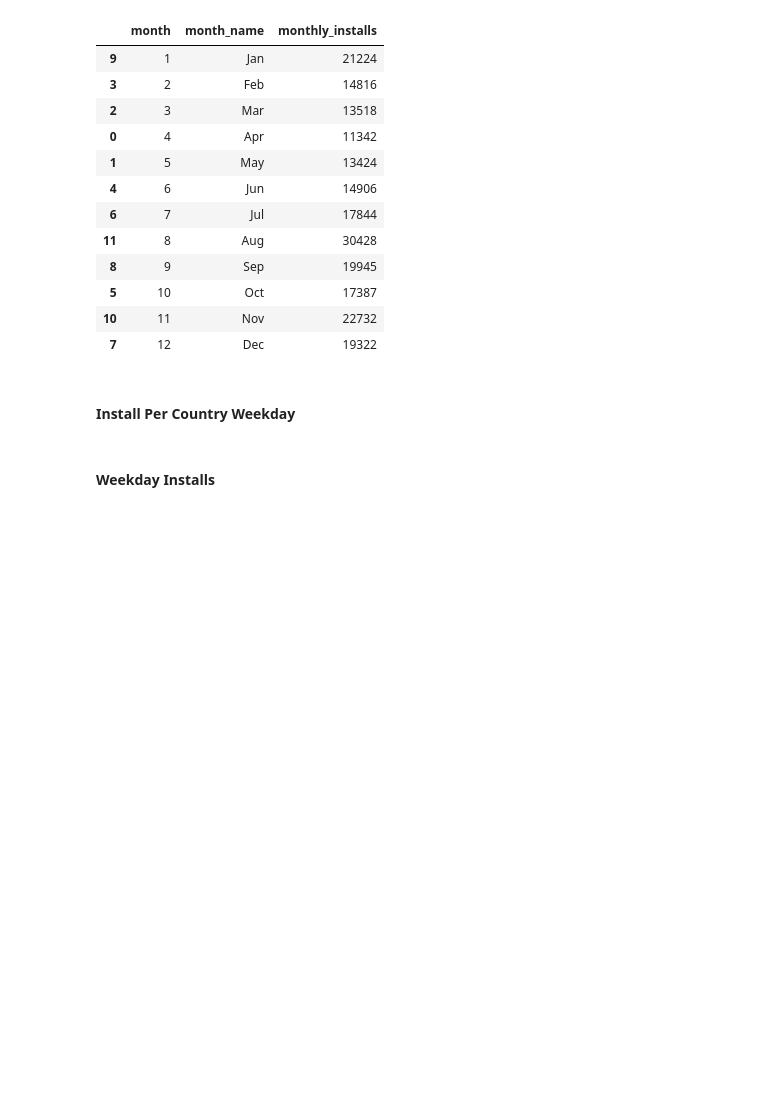
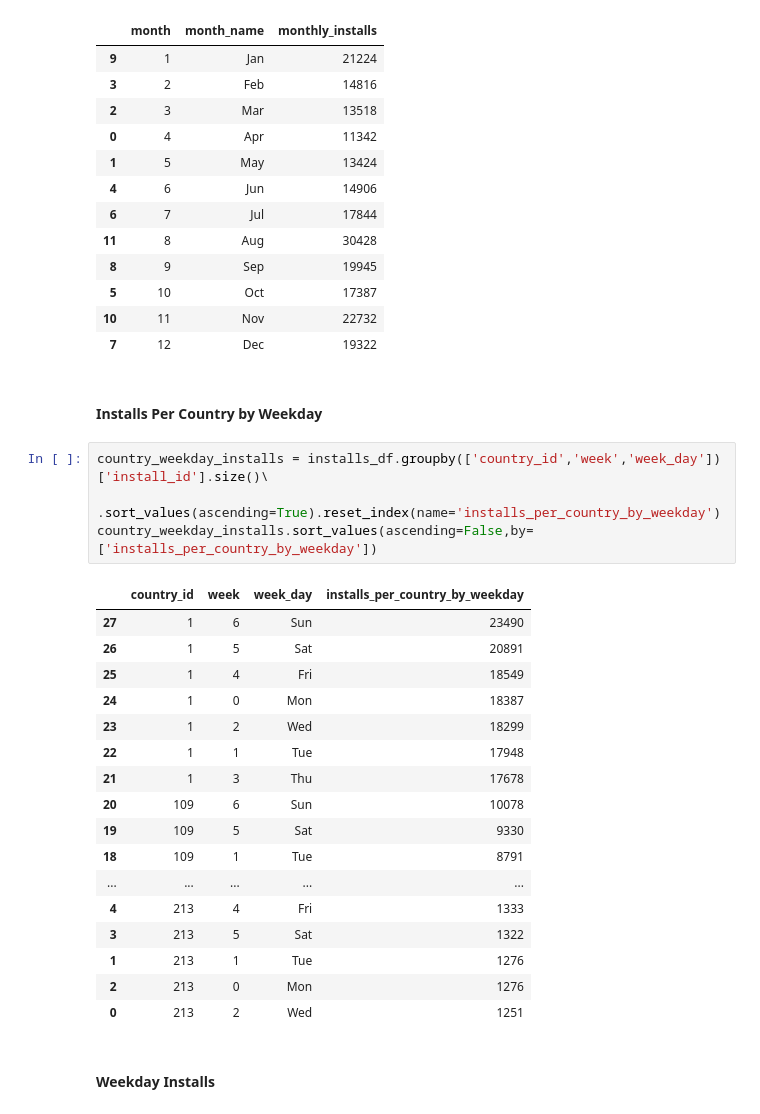
Before and after one commit to roshaan7zafar/JustDice, a Jupyter notebook: main.ipynb, the cells around one changed output. Saved outputs shown, nothing was run; the diff lists cells and outputs as text; blank space fills up the shorter version.

Commit message:
Installs Per Country by Weekday

```diff
--- a/main.ipynb
+++ b/main.ipynb
@@ -122,7 +122,29 @@ monthly_installs.sort_values(by=['month'])
 | 10 | 11 | Nov | 22732 |
 | 7 | 12 | Dec | 19322 |
 # %% [markdown]
-#### Install Per Country Weekday
+#### Installs Per Country by Weekday
+# %%
+country_weekday_installs = installs_df.groupby(['country_id','week','week_day'])['install_id'].size()\
+                        .sort_values(ascending=True).reset_index(name='installs_per_country_by_weekday')
+country_weekday_installs.sort_values(ascending=False,by=['installs_per_country_by_weekday'])
+# %% [output]
+|  | country_id | week | week_day | installs_per_country_by_weekday |
+| 27 | 1 | 6 | Sun | 23490 |
+| 26 | 1 | 5 | Sat | 20891 |
+| 25 | 1 | 4 | Fri | 18549 |
+| 24 | 1 | 0 | Mon | 18387 |
+| 23 | 1 | 2 | Wed | 18299 |
+| 22 | 1 | 1 | Tue | 17948 |
+| 21 | 1 | 3 | Thu | 17678 |
+| 20 | 109 | 6 | Sun | 10078 |
+| 19 | 109 | 5 | Sat | 9330 |
+| 18 | 109 | 1 | Tue | 8791 |
+| ... | ... | ... | ... | ... |
+| 4 | 213 | 4 | Fri | 1333 |
+| 3 | 213 | 5 | Sat | 1322 |
+| 1 | 213 | 1 | Tue | 1276 |
+| 2 | 213 | 0 | Mon | 1276 |
+| 0 | 213 | 2 | Wed | 1251 |
 # %% [markdown]
 #### Weekday Installs
 # %%
```
